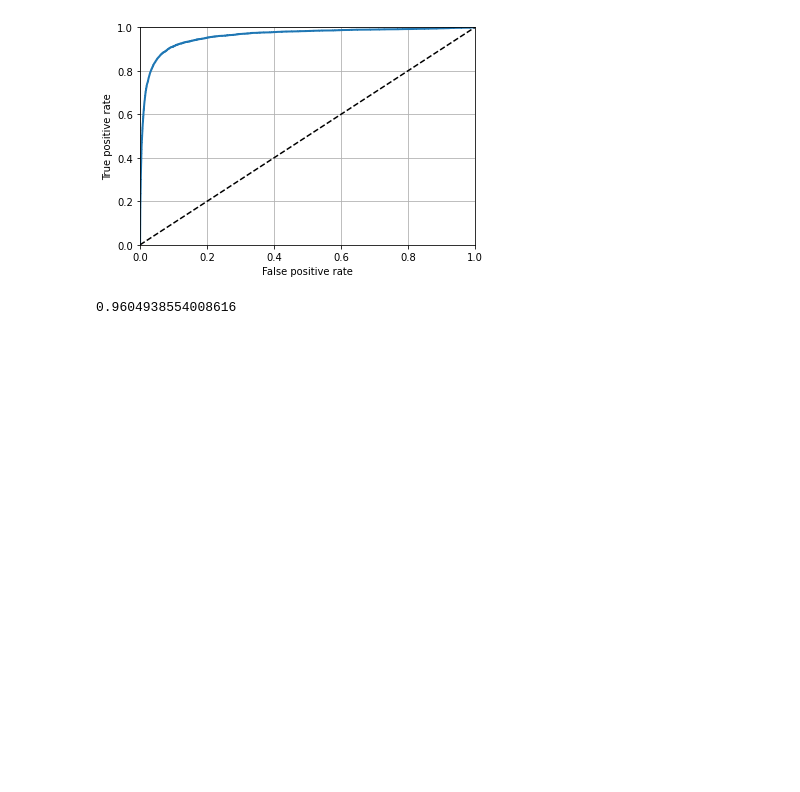
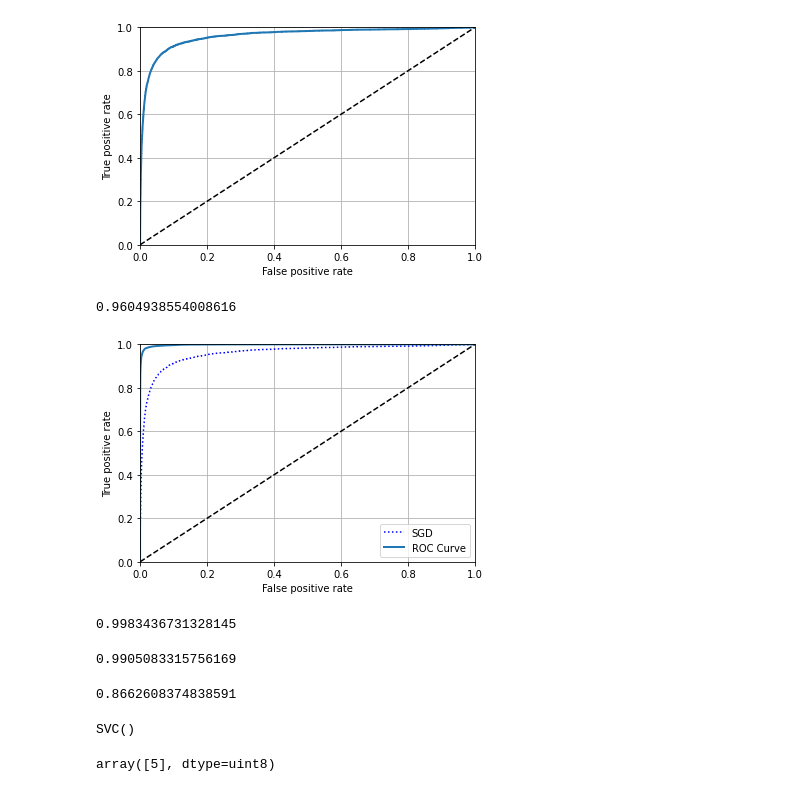
Before and after one commit to nakuls003/handson-ml2, a Jupyter notebook: ch03/Ch03.ipynb, the cells around one changed output. Saved outputs shown, nothing was run; the diff lists cells and outputs as text; code cells hidden in the pictures; blank space fills up the shorter version.

```diff
--- a/ch03/Ch03.ipynb
+++ b/ch03/Ch03.ipynb
@@ -174,3 +174,43 @@ plot_roc_curve(fpr, tpr, thresholds)
 roc_auc_score(y_train_5, y_scores)
 # %% [output]
 0.9604938554008616
+# %%
+from sklearn.ensemble import RandomForestClassifier
+
+rnd_clf = RandomForestClassifier(random_state=42)
+# %%
+forest_y_probas = cross_val_predict(rnd_clf, X_train, y_train_5, cv=3, method='predict_proba')
+# %%
+forest_y_probas_5 = forest_y_probas[:, 1]
+# %%
+forest_fpr, forest_tpr, thresholds = roc_curve(y_train_5, forest_y_probas_5)
+# %%
+plt.plot(fpr, tpr, 'b:', label='SGD')
+plot_roc_curve(forest_fpr, forest_tpr, thresholds)
+plt.legend(loc='lower right')
+plt.show()
+# %% [output]
+[figure, added]
+# %%
+roc_auc_score(y_train_5, forest_y_probas_5)
+# %% [output]
+0.9983436731328145
+# %%
+precision_score(y_train_5, forest_y_probas_5 > 0.50)
+# %% [output]
+0.9905083315756169
+# %%
+recall_score(y_train_5, forest_y_probas_5 > 0.50)
+# %% [output]
+0.8662608374838591
+# %%
+from sklearn.svm import SVC
+
+svm_clf = SVC()
+svm_clf.fit(X_train, y_train)
+# %% [output]
+SVC()
+# %%
+svm_clf.predict([some_digit])
+# %% [output]
+array([5], dtype=uint8)
```
Also changed, not shown: parts of 45 cells of this notebook.
